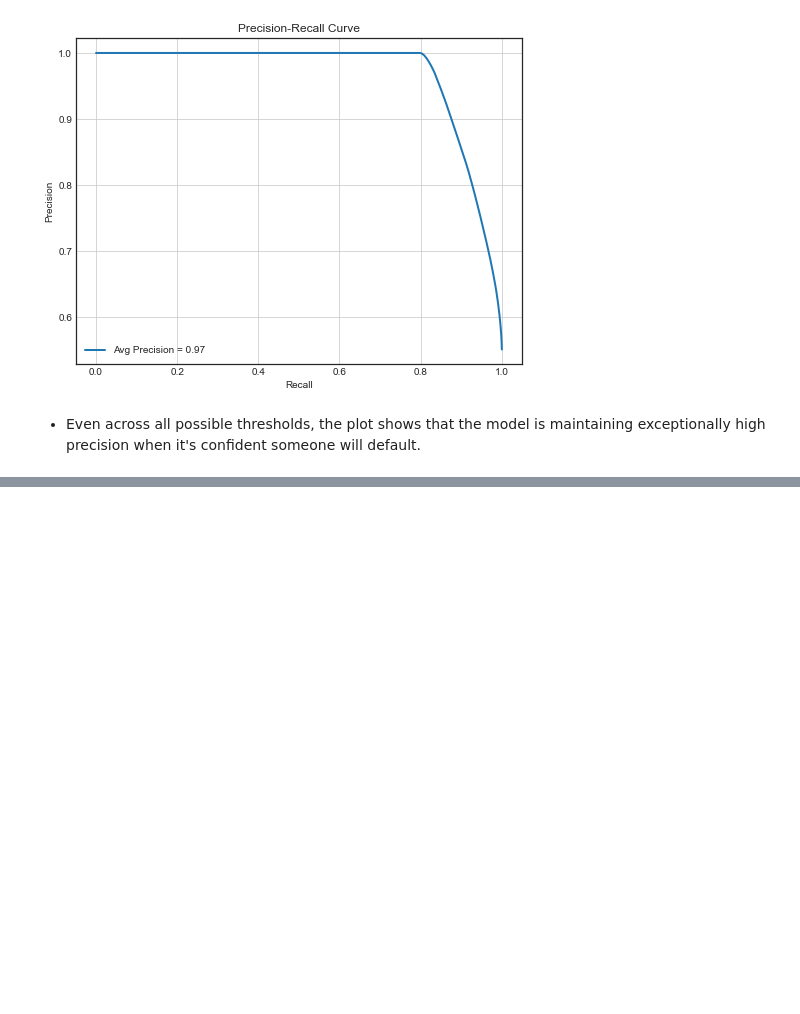
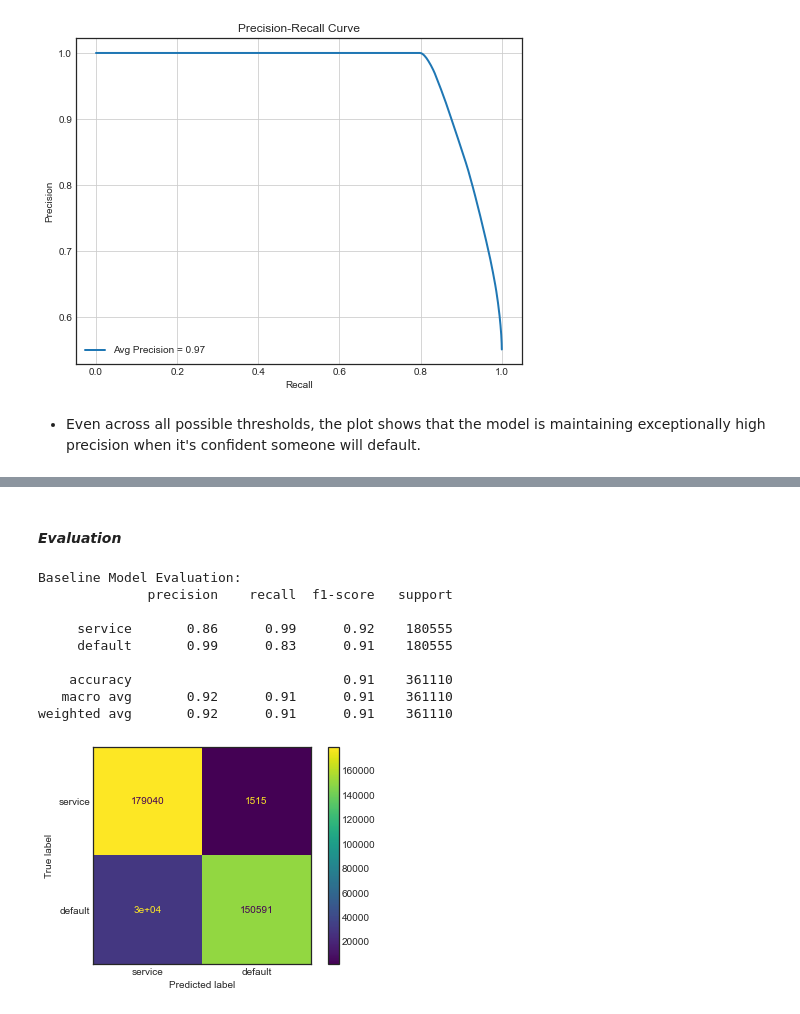
Before and after one commit to Assesa44/Who-Will-Default-, a Jupyter notebook: Notebooks/03_modeling_decisiontree_randomforest.ipynb, the cells around one changed output, grey strips where cells are left out. Cells and saved outputs as stored; diff of their text form; code cells hidden in the pictures; blank space fills up the shorter version.

```diff
--- a/Notebooks/03_modeling_decisiontree_randomforest.ipynb
+++ b/Notebooks/03_modeling_decisiontree_randomforest.ipynb
@@ -417,0 +482,28 @@ Also, built to handle complex datasets more effectively, this will ensure our mo
+# %%
+# Train and fit the 'added parameters' model
+rf = RandomForestClassifier(criterion= 'entropy', max_depth= 10, min_samples_leaf= 5, random_state= 42).fit(X_rf, y_rf)
+
+# Predict y
+y_pred = rf.predict(X_rf)
+# %% [markdown]
+#### *Evaluation*
+# %%
+# Print model evaluation
+print('Baseline Model Evaluation:')
+print(classification_report(y_rf, y_pred, target_names= class_label))
+
+conf_matrix = confusion_matrix(y_rf, y_pred)
+plt.style.use('seaborn-white')
+disp = ConfusionMatrixDisplay(conf_matrix, display_labels= class_label)
+disp.plot();
+# %% [output]
+Baseline Model Evaluation:
+              precision    recall  f1-score   support
+
+     service       0.86      0.99      0.92    180555
+     default       0.99      0.83      0.91    180555
+
+    accuracy                           0.91    361110
+   macro avg       0.92      0.91      0.91    361110
+weighted avg       0.92      0.91      0.91    361110
+[figure, added]
```
Also changed, not shown: parts of 17 cells of this notebook.
